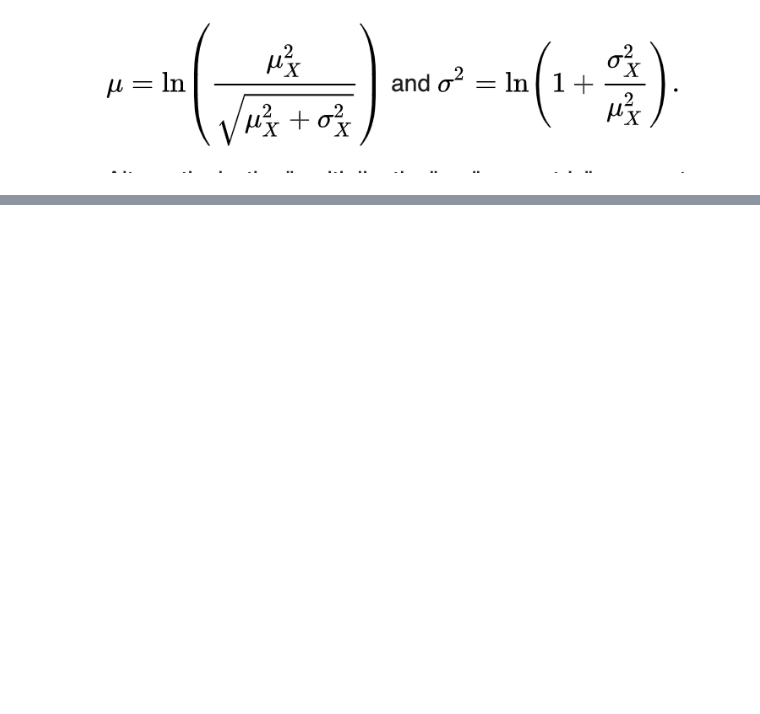
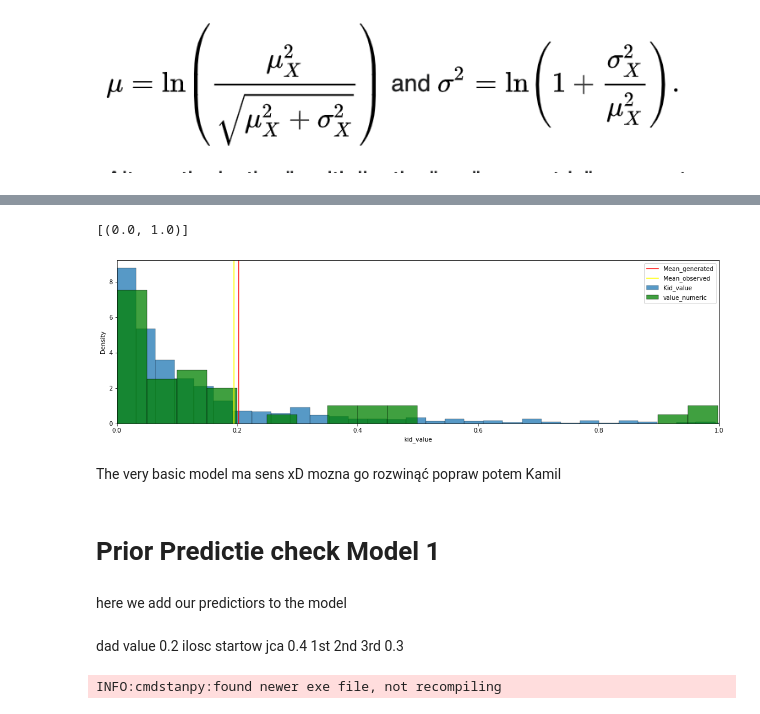
Before and after one commit to Motyleczek/racehorse_bayes, a Jupyter notebook: data_analysis.ipynb, the cells around one changed output, grey strips where cells are left out. Saved outputs shown, nothing was run; the diff lists cells and outputs as text; code cells hidden in the pictures; blank space fills up the shorter version.

```diff
--- a/data_analysis.ipynb
+++ b/data_analysis.ipynb
@@ -277,0 +307,2 @@ graph = sns.histplot(data=ppc_distribution_chceck, x='kid_value', label='Kid_val
+# %%
+model_basic=CmdStanModel(stan_file='models/model_basic.stan')
@@ -277,0 +311,7 @@ graph = sns.histplot(data=ppc_distribution_chceck, x='kid_value', label='Kid_val
+# %%
+R = 1000
+sim_model_basic=model_basic.sample(iter_sampling=R,
+                     iter_warmup=50,
+                     chains=1,
+                     fixed_param=True,
+                     refresh=R)
@@ -277,0 +322,3 @@ graph = sns.histplot(data=ppc_distribution_chceck, x='kid_value', label='Kid_val
+# %%
+basic_model_df = sim_model_basic.draws_pd()
+basic_model_df.head()
@@ -277,0 +332,27 @@ graph = sns.histplot(data=ppc_distribution_chceck, x='kid_value', label='Kid_val
+# %%
+fig,axs= plt.subplots(1,1, figsize=(18,5))
+graph = sns.histplot(data=basic_model_df, x='kid_value',ax=axs, label='Kid_value' ,stat='density')
+graph.axvline(basic_model_df.kid_value.mean(), color='red', label='Mean_generated')
+graph = sns.histplot(data=df_copy, x='value_numeric',ax=axs, color='green', label='value_numeric' ,bins=20 ,stat='density')
+graph.axvline(df_copy.value_numeric.mean(), color='yellow', label='Mean_observed')
+graph.legend()
+graph.set(xlim=(0,1))
+# %% [output]
+[(0.0, 1.0)]
+[figure, added]
+# %% [markdown]
+The very basic model ma sens xD
+mozna go rozwinąć
+popraw potem Kamil
+# %% [markdown]
+# Prior Predictie check Model 1
+# %% [markdown]
+here we add our predictiors to the model
+# %% [markdown]
+dad value 0.2
+ilosc startow jca 0.4
+1st 2nd 3rd 0.3
+# %%
+ppc_model_1=CmdStanModel(stan_file='models/model_ppc.stan')
+# %% [output]
+INFO:cmdstanpy:found newer exe file, not recompiling
```
Also changed, not shown: parts of 31 cells of this notebook, 10 other files.
